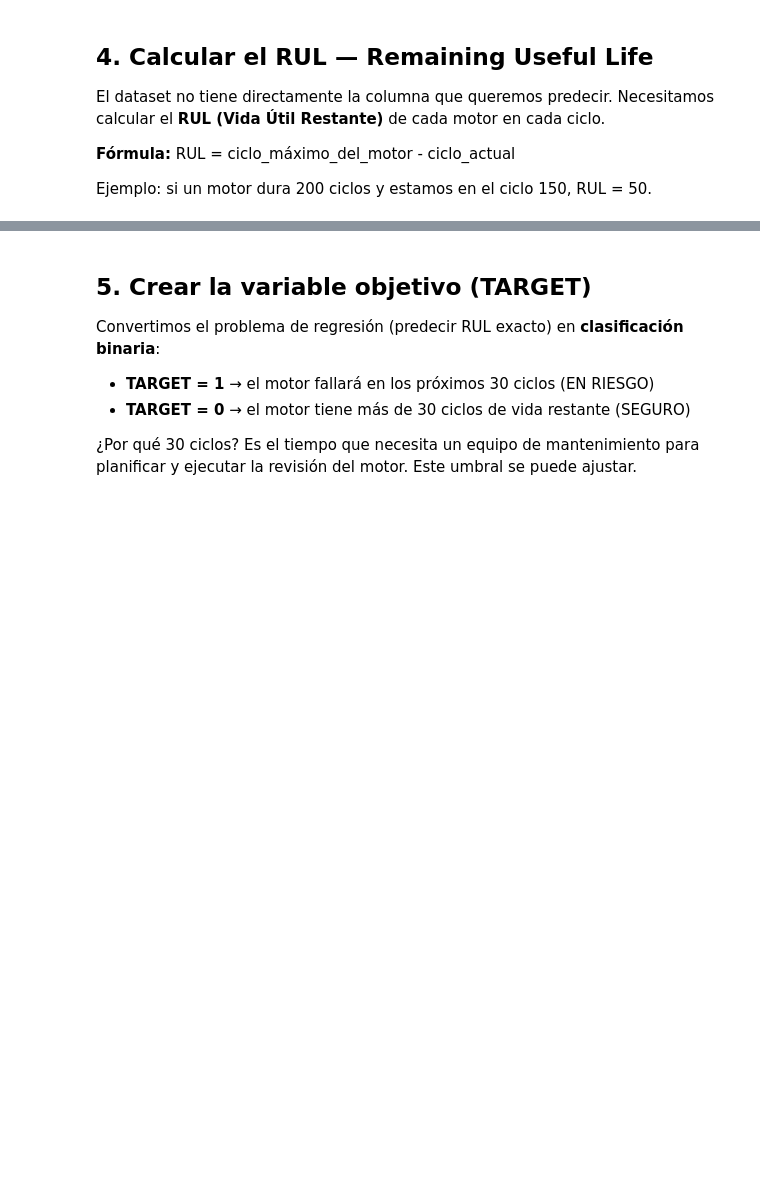
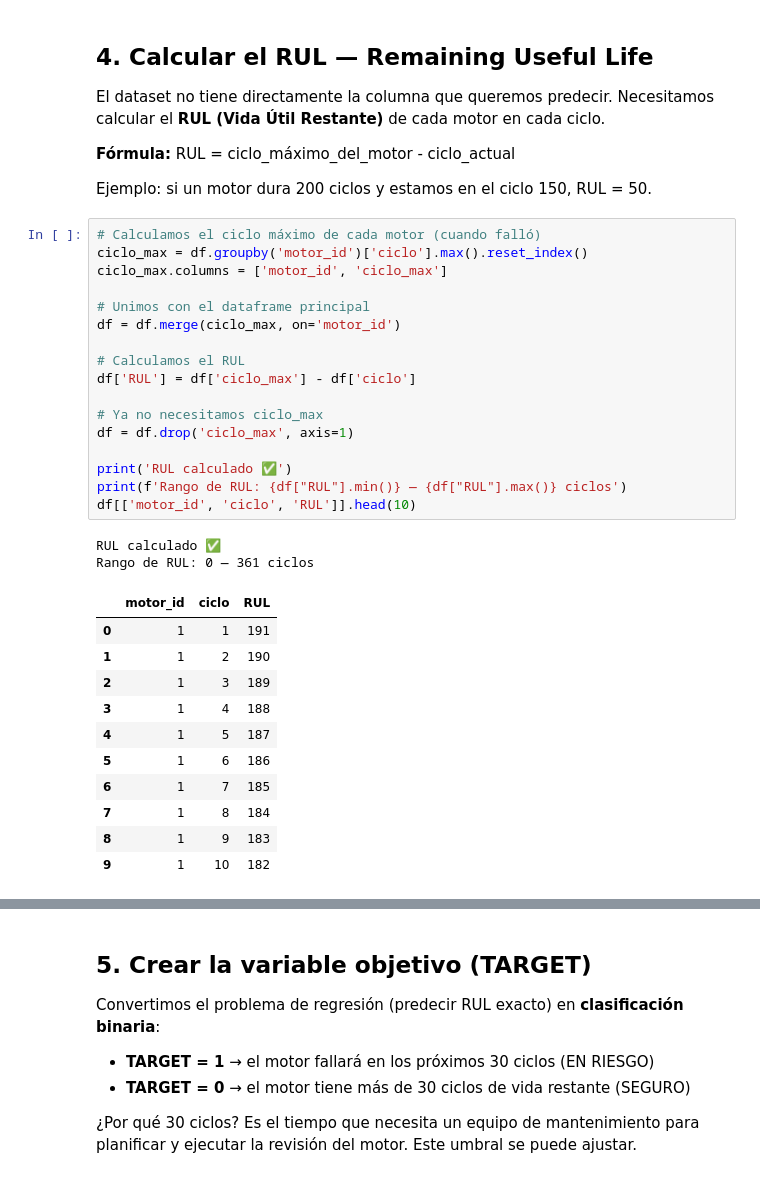
Before and after one commit to evely114/aircraft-engine-predictive-maintenance, a Jupyter notebook: notebooks/01_eda.ipynb, the cells around one changed output, grey strips where cells are left out. Drawn from its saved outputs; the diff is of its cells as text; blank space fills up the shorter version.

```diff
--- a/notebooks/01_eda.ipynb
+++ b/notebooks/01_eda.ipynb
@@ -86,3 +109,34 @@ Necesitamos calcular el **RUL (Vida Útil Restante)** de cada motor en cada cicl
 **Fórmula:** RUL = ciclo_máximo_del_motor - ciclo_actual
 
 Ejemplo: si un motor dura 200 ciclos y estamos en el ciclo 150, RUL = 50.
+# %%
+# Calculamos el ciclo máximo de cada motor (cuando falló)
+ciclo_max = df.groupby('motor_id')['ciclo'].max().reset_index()
+ciclo_max.columns = ['motor_id', 'ciclo_max']
+
+# Unimos con el dataframe principal
+df = df.merge(ciclo_max, on='motor_id')
+
+# Calculamos el RUL
+df['RUL'] = df['ciclo_max'] - df['ciclo']
+
+# Ya no necesitamos ciclo_max
+df = df.drop('ciclo_max', axis=1)
+
+print('RUL calculado ✅')
+print(f'Rango de RUL: {df["RUL"].min()} — {df["RUL"].max()} ciclos')
+df[['motor_id', 'ciclo', 'RUL']].head(10)
+# %% [output]
+RUL calculado ✅
+Rango de RUL: 0 — 361 ciclos
+|  | motor_id | ciclo | RUL |
+| 0 | 1 | 1 | 191 |
+| 1 | 1 | 2 | 190 |
+| 2 | 1 | 3 | 189 |
+| 3 | 1 | 4 | 188 |
+| 4 | 1 | 5 | 187 |
+| 5 | 1 | 6 | 186 |
+| 6 | 1 | 7 | 185 |
+| 7 | 1 | 8 | 184 |
+| 8 | 1 | 9 | 183 |
+| 9 | 1 | 10 | 182 |
```
Also changed, not shown: parts of 11 cells of this notebook, 2 other files.
